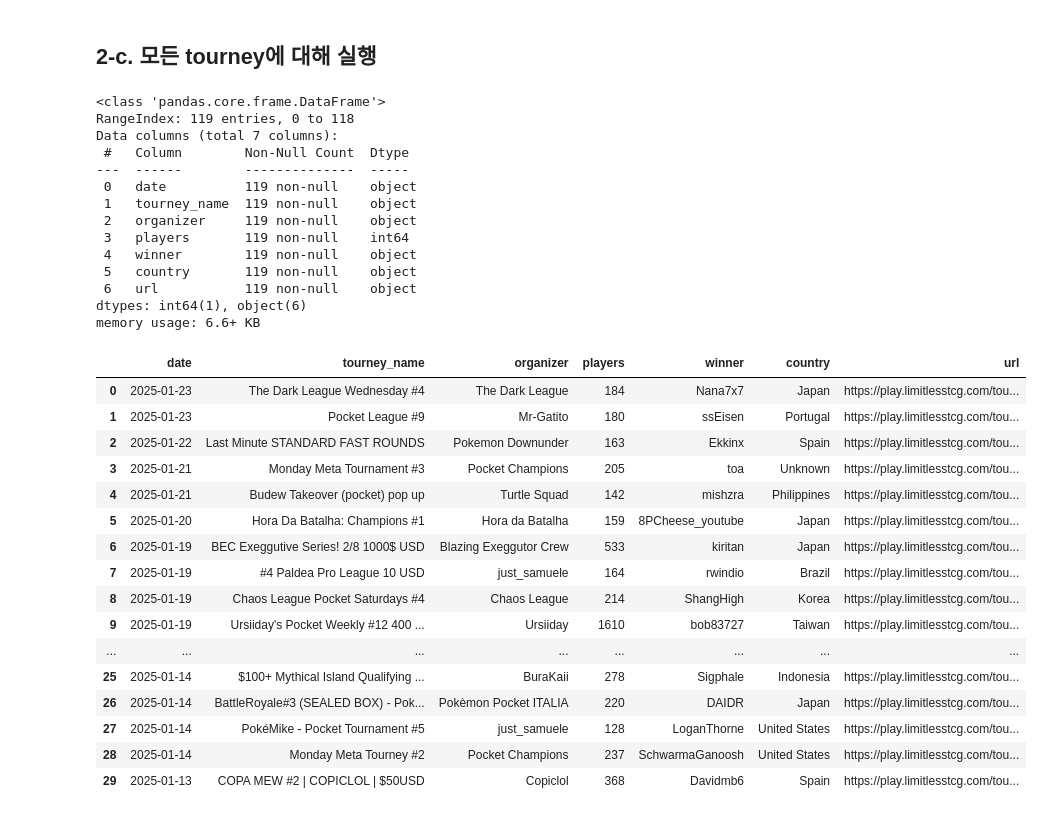
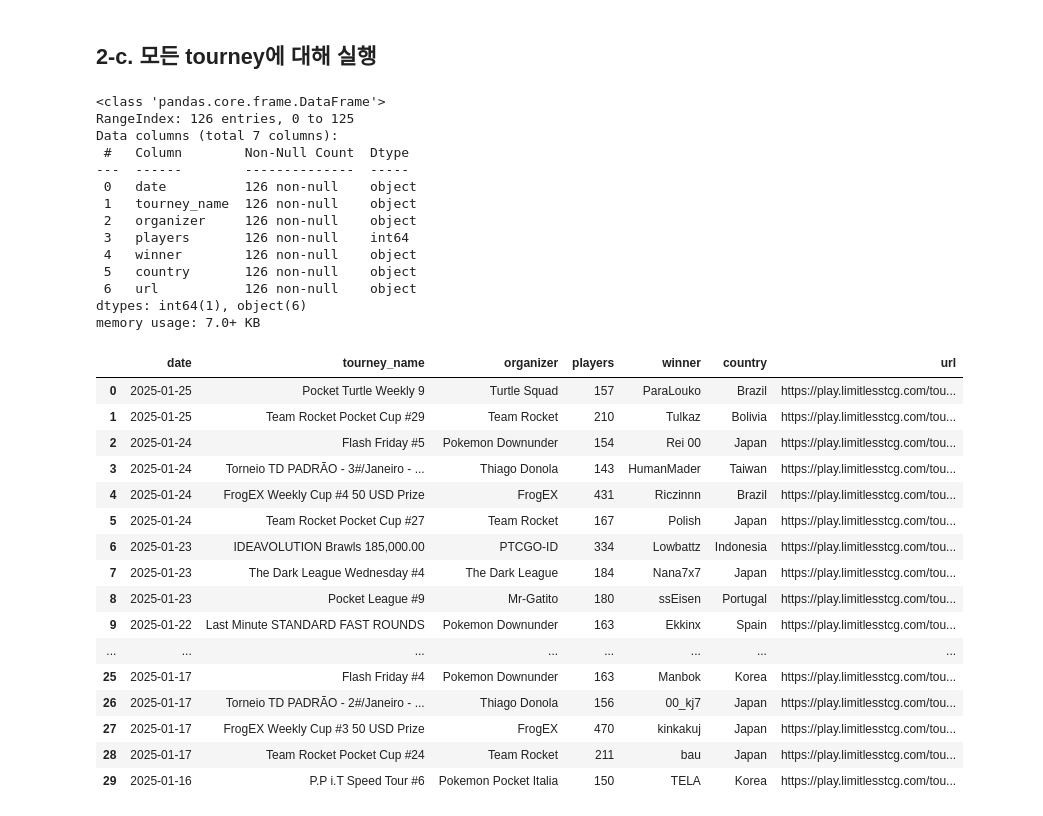
Before and after one commit to Kain7f1/Tourney-Crawler, a Jupyter notebook: analysis_tourney_meta.ipynb, the cells around one changed output. Saved outputs shown, nothing was run; the diff lists cells and outputs as text; code cells hidden in the pictures.

```diff
--- a/analysis_tourney_meta.ipynb
+++ b/analysis_tourney_meta.ipynb
@@ -631,42 +650,42 @@ Gyarados_ex_Greninja 0 1
 ## 2-c. 모든 tourney에 대해 실행
 # %%
 ### 파일 불러오기
-tourney_result_file_name = "tourney_result.csv"
-df = pd.read_csv("./tourney_result/" + tourney_result_file_name, encoding='utf-8')
-df.info()
+tourney_result_file_name = "tourney_result_250125.csv"
+df_result = pd.read_csv("./tourney_result/" + tourney_result_file_name, encoding='utf-8')
+df_result.info()
 # %% [output]
 <class 'pandas.core.frame.DataFrame'>
-RangeIndex: 119 entries, 0 to 118
+RangeIndex: 126 entries, 0 to 125
 Data columns (total 7 columns):
  #   Column        Non-Null Count  Dtype
 ---  ------        --------------  -----
- 0   date          119 non-null    object
- 1   tourney_name  119 non-null    object
- 2   organizer     119 non-null    object
- 3   players       119 non-null    int64
- 4   winner        119 non-null    object
- 5   country       119 non-null    object
- 6   url           119 non-null    object
+ 0   date          126 non-null    object
+ 1   tourney_name  126 non-null    object
+ 2   organizer     126 non-null    object
+ 3   players       126 non-null    int64
+ 4   winner        126 non-null    object
+ 5   country       126 non-null    object
+ 6   url           126 non-null    object
 dtypes: int64(1), object(6)
-memory usage: 6.6+ KB
+memory usage: 7.0+ KB
 # %%
-df.head(30)
+df_result.head(30)
 # %% [output]
 |  | date | tourney_name | organizer | players | winner | country | url |
-| 0 | 2025-01-23 | The Dark League Wednesday #4 | The Dark League | 184 | Nana7x7 | Japan | https://play.limitlesstcg.com/tou... |
-| 1 | 2025-01-23 | Pocket League #9 | Mr-Gatito | 180 | ssEisen | Portugal | https://play.limitlesstcg.com/tou... |
-| 2 | 2025-01-22 | Last Minute STANDARD FAST ROUNDS | Pokemon Downunder | 163 | Ekkinx | Spain | https://play.limitlesstcg.com/tou... |
-| 3 | 2025-01-21 | Monday Meta Tournament #3 | Pocket Champions | 205 | toa | Unknown | https://play.limitlesstcg.com/tou... |
-| 4 | 2025-01-21 | Budew Takeover (pocket) pop up | Turtle Squad | 142 | mishzra | Philippines | https://play.limitlesstcg.com/tou... |
-| 5 | 2025-01-20 | Hora Da Batalha: Champions #1 | Hora da Batalha | 159 | 8PCheese_youtube | Japan | https://play.limitlesstcg.com/tou... |
-| 6 | 2025-01-19 | BEC Exeggutive Series! 2/8 1000$ USD | Blazing Exeggutor Crew | 533 | kiritan | Japan | https://play.limitlesstcg.com/tou... |
-| 7 | 2025-01-19 | #4 Paldea Pro League 10 USD | just_samuele | 164 | rwindio | Brazil | https://play.limitlesstcg.com/tou... |
-| 8 | 2025-01-19 | Chaos League Pocket Saturdays #4 | Chaos League | 214 | ShangHigh | Korea | https://play.limitlesstcg.com/tou... |
-| 9 | 2025-01-19 | Ursiiday's Pocket Weekly #12 400 ... | Ursiiday | 1610 | bob83727 | Taiwan | https://play.limitlesstcg.com/tou... |
+| 0 | 2025-01-25 | Pocket Turtle Weekly 9 | Turtle Squad | 157 | ParaLouko | Brazil | https://play.limitlesstcg.com/tou... |
+| 1 | 2025-01-25 | Team Rocket Pocket Cup #29 | Team Rocket | 210 | Tulkaz | Bolivia | https://play.limitlesstcg.com/tou... |
+| 2 | 2025-01-24 | Flash Friday #5 | Pokemon Downunder | 154 | Rei 00 | Japan | https://play.limitlesstcg.com/tou... |
+| 3 | 2025-01-24 | Torneio TD PADRÃO - 3#/Janeiro - ... | Thiago Donola | 143 | HumanMader | Taiwan | https://play.limitlesstcg.com/tou... |
+| 4 | 2025-01-24 | FrogEX Weekly Cup #4 50 USD Prize | FrogEX | 431 | Riczinnn | Brazil | https://play.limitlesstcg.com/tou... |
+| 5 | 2025-01-24 | Team Rocket Pocket Cup #27 | Team Rocket | 167 | Polish | Japan | https://play.limitlesstcg.com/tou... |
+| 6 | 2025-01-23 | IDEAVOLUTION Brawls 185,000.00 | PTCGO-ID | 334 | Lowbattz | Indonesia | https://play.limitlesstcg.com/tou... |
+| 7 | 2025-01-23 | The Dark League Wednesday #4 | The Dark League | 184 | Nana7x7 | Japan | https://play.limitlesstcg.com/tou... |
+| 8 | 2025-01-23 | Pocket League #9 | Mr-Gatito | 180 | ssEisen | Portugal | https://play.limitlesstcg.com/tou... |
+| 9 | 2025-01-22 | Last Minute STANDARD FAST ROUNDS | Pokemon Downunder | 163 | Ekkinx | Spain | https://play.limitlesstcg.com/tou... |
 | ... | ... | ... | ... | ... | ... | ... | ... |
-| 25 | 2025-01-14 | $100+ Mythical Island Qualifying ... | BuraKaii | 278 | Sigphale | Indonesia | https://play.limitlesstcg.com/tou... |
-| 26 | 2025-01-14 | BattleRoyale#3 (SEALED BOX) - Pok... | Pokèmon Pocket ITALIA | 220 | DAIDR | Japan | https://play.limitlesstcg.com/tou... |
-| 27 | 2025-01-14 | PokéMike - Pocket Tournament #5 | just_samuele | 128 | LoganThorne | United States | https://play.limitlesstcg.com/tou... |
-| 28 | 2025-01-14 | Monday Meta Tourney #2 | Pocket Champions | 237 | SchwarmaGanoosh | United States | https://play.limitlesstcg.com/tou... |
-| 29 | 2025-01-13 | COPA MEW #2 | COPICLOL | $50USD | Copiclol | 368 | Davidmb6 | Spain | https://play.limitlesstcg.com/tou... |
+| 25 | 2025-01-17 | Flash Friday #4 | Pokemon Downunder | 163 | Manbok | Korea | https://play.limitlesstcg.com/tou... |
+| 26 | 2025-01-17 | Torneio TD PADRÃO - 2#/Janeiro - ... | Thiago Donola | 156 | 00_kj7 | Japan | https://play.limitlesstcg.com/tou... |
+| 27 | 2025-01-17 | FrogEX Weekly Cup #3 50 USD Prize | FrogEX | 470 | kinkakuj | Japan | https://play.limitlesstcg.com/tou... |
+| 28 | 2025-01-17 | Team Rocket Pocket Cup #24 | Team Rocket | 211 | bau | Japan | https://play.limitlesstcg.com/tou... |
+| 29 | 2025-01-16 | P.P i.T Speed Tour #6 | Pokemon Pocket Italia | 150 | TELA | Korea | https://play.limitlesstcg.com/tou... |
 # %%
```
Also changed, not shown: parts of 34 cells of this notebook, 2 other files.
